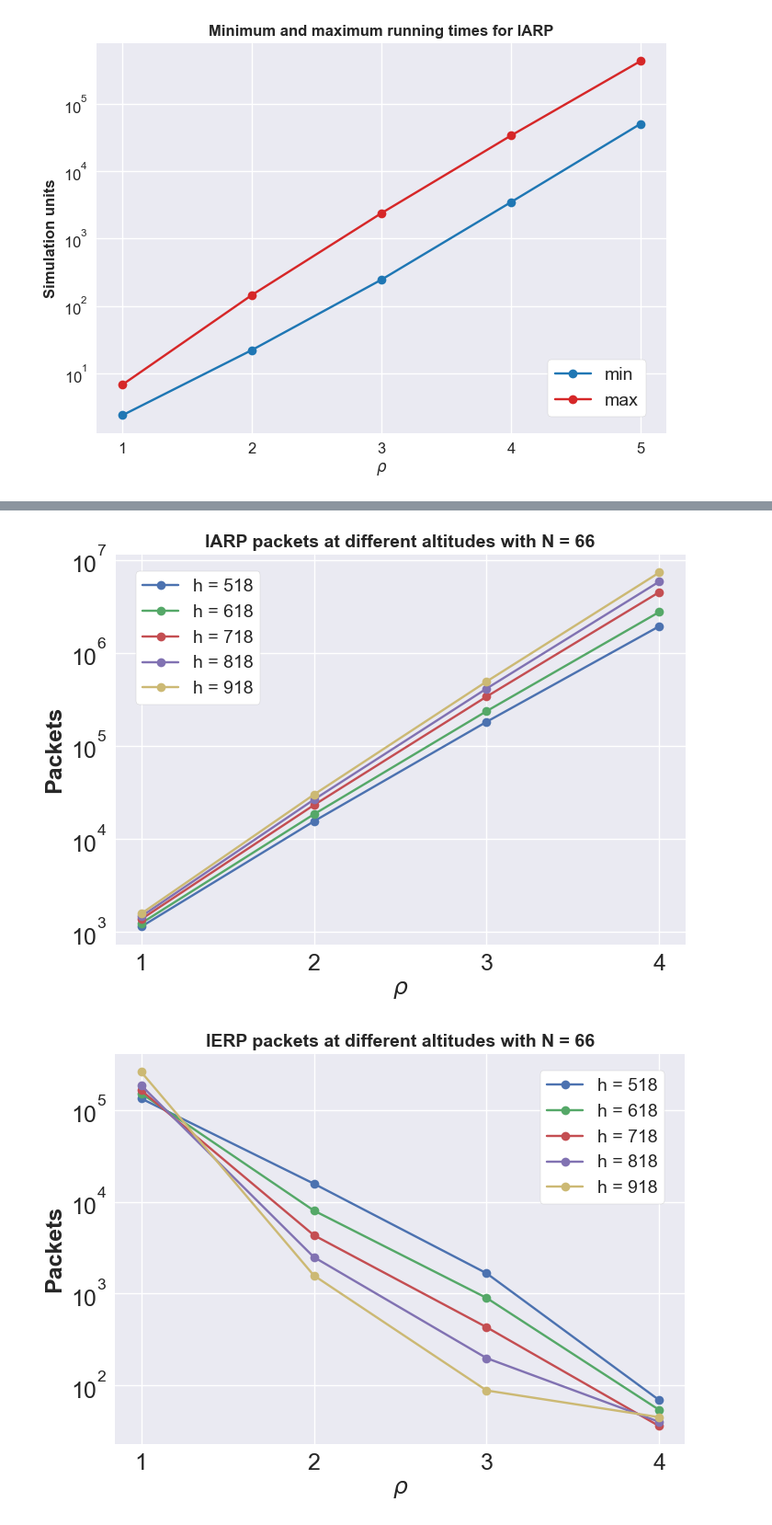
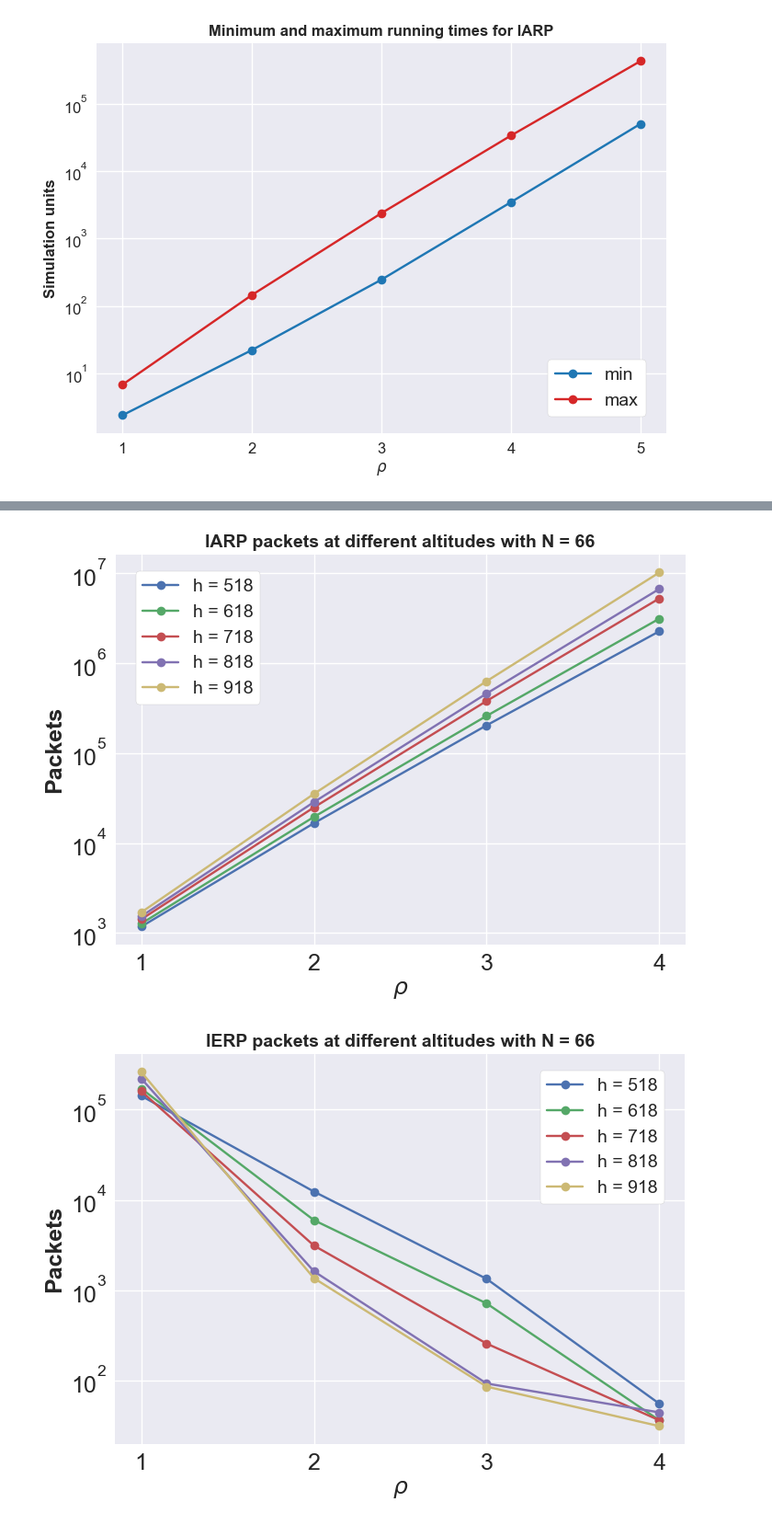
Before and after one commit to mathias-magnusson/Zone-routing-protocol, a Jupyter notebook: plot.ipynb, the cells around one changed output, grey strips where cells are left out. Shown at 92% size. Drawn from its saved outputs; the diff is of its cells as text; code cells hidden in the pictures.

```diff
--- a/plot.ipynb
+++ b/plot.ipynb
@@ -151,11 +151,11 @@ legend = plt.legend(loc='upper right', bbox_to_anchor=(0.98, 0.98), frameon=True
 
 
 zone_radius = [1,2,3,4]
-y_518 = [1136, 15442, 181214, 1930018]
-y_618 = [1236, 18366, 235926, 2750292]
-y_718 = [1368, 23064, 338376, 4494512]
-y_818 = [1464, 26394, 412878, 5834304]
-y_918 = [1568, 29890, 491606, 7300206]
+y_518 = [1176, 16650, 203990, 2266834]
+y_618 = [1272, 19542, 259706, 3130430]
+y_718 = [1420, 24932, 380736, 5255952]
+y_818 = [1532, 28582, 460590, 6703796]
+y_918 = [1696, 35258, 631974, 10208882]
 
 plt.style.use('seaborn-v0_8')
 
@@ -174,36 +174,36 @@ plt.title("IARP packets at different altitudes with N = 66", weight='bold', font
 
 legend = plt.legend(loc='upper left', bbox_to_anchor=(0.02, 0.98), frameon=True, framealpha=1, facecolor='white', fontsize = 14)
 # %% [output]
-[figure, old version]
+[figure, new version]
 # %%
 ## TESTING FOR IERP. X-VALUES ARE P, Y-VALUES ARE PACKETS, AND DIFFERENT ALTITUDES
 
 
 zone_radius = [1,2,3,4]
-y_518 = [133105, 15721, 1663, 69]
-y_618 = [151421, 8011, 896, 54]
-y_718 = [163237, 4317, 430, 36]
-y_818 = [184712, 2492, 198, 40]
-y_918 = [258923, 1573, 88, 45]
+y_518 = [142493, 12360, 1332, 55]
+y_618 = [171547, 5962, 711.2, 36]
+y_718 = [160593, 3114, 255, 36]
+y_818 = [221642, 1615, 92, 44]
+y_918 = [262047, 1355, 85, 31]
 
 plt.style.use('seaborn-v0_8')
 
 plt.plot(zone_radius, y_518, marker='o', linestyle='-', label='h = 518')
 plt.plot(zone_radius, y_618, marker='o', linestyle='-', label='h = 618')
 plt.plot(zone_radius, y_718, marker='o', linestyle='-', label='h = 718')
 plt.plot(zone_radius, y_818, marker='o', linestyle='-', label='h = 818')
 plt.plot(zone_radius, y_918, marker='o', linestyle='-', label='h = 918')
 
 plt.yscale('log')
 plt.xticks([1,2,3,4], fontsize=18)
 plt.yticks(fontsize=18)
 plt.xlabel('$\u03C1$', weight='bold', fontsize=18)
 plt.ylabel("Packets", weight='bold', fontsize=18)
 plt.title("IERP packets at different altitudes with N = 66", weight='bold', fontsize=14)
 
 legend = plt.legend(loc='upper right', bbox_to_anchor=(0.98, 0.98), frameon=True, framealpha=1, facecolor='white', fontsize = 14)
 # %% [output]
-[figure, old version]
+[figure, new version]
 # %%
 zone_radius = [1,2,3,4]
 ierp = [99, 51, 1, 0]
```
Also changed, not shown: parts of 5 cells of this notebook.
